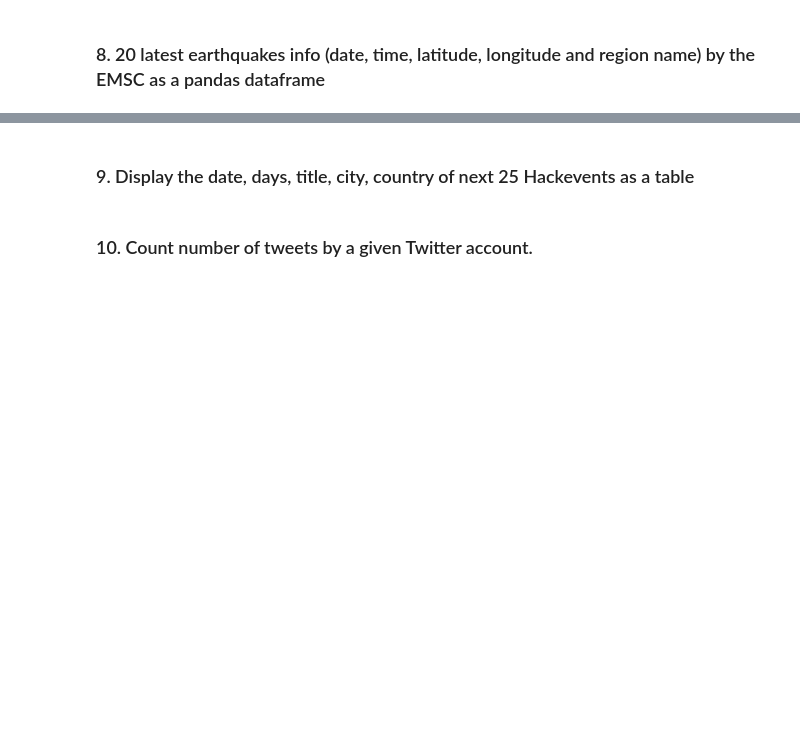
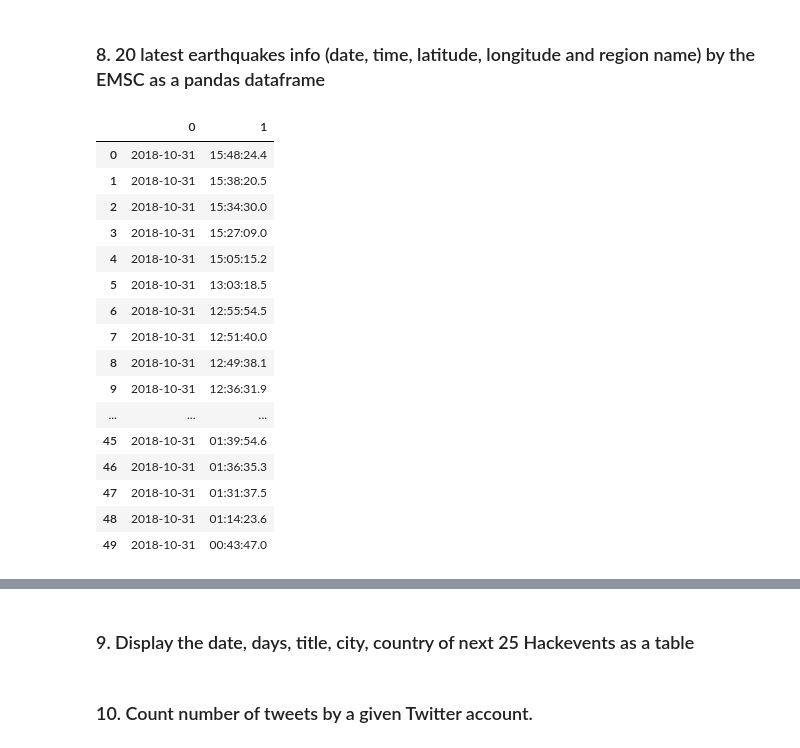
Before and after one commit to ironhack-datalabs/mad-oct-2018, a Jupyter notebook: module-1/lab-web-scraping/your-code/main.ipynb, the cells around one changed output, grey strips where cells are left out. Drawn from its saved outputs; the diff is of its cells as text; code cells hidden in the pictures; blank space fills up the shorter version.

```diff
--- a/module-1/lab-web-scraping/your-code/main.ipynb
+++ b/module-1/lab-web-scraping/your-code/main.ipynb
@@ -97,0 +172,11 @@ url = 'http://uscode.house.gov/download/download.shtml'
+# %%
+request=requests.get(url).content
+soup = BeautifulSoup(request, "lxml")
+titles=[]
+for item in soup.find_all('div',{'class':'uscitem'}):
+    for elem in item.find_all('div',{'class':'usctitlechanged'}):
+        elp=TAG_RE.sub('',str(elem)).strip()
+        titles.append(elp)
+print("Number of titles changed: ",len(titles))
+print("")
+display(titles)
@@ -104,0 +208,3 @@ url = 'https://www.fbi.gov/wanted/topten'
+# %%
+request=requests.get(url).content
+soup = BeautifulSoup(request, "lxml")
@@ -111,0 +239,24 @@ url = 'https://www.emsc-csem.org/Earthquake/'
+# %%
+datestimes=[]
+for item in soup.find_all('td',{'class':'tabev6'}):
+    for a in item.find_all('a'):
+        datestimes.append(a.string.split())
+pd.DataFrame(datestimes)
+# %% [output]
+|  | 0 | 1 |
+| 0 | 2018-10-31 | 15:48:24.4 |
+| 1 | 2018-10-31 | 15:38:20.5 |
+| 2 | 2018-10-31 | 15:34:30.0 |
+| 3 | 2018-10-31 | 15:27:09.0 |
+| 4 | 2018-10-31 | 15:05:15.2 |
+| 5 | 2018-10-31 | 13:03:18.5 |
+| 6 | 2018-10-31 | 12:55:54.5 |
+| 7 | 2018-10-31 | 12:51:40.0 |
+| 8 | 2018-10-31 | 12:49:38.1 |
+| 9 | 2018-10-31 | 12:36:31.9 |
+| ... | ... | ... |
+| 45 | 2018-10-31 | 01:39:54.6 |
+| 46 | 2018-10-31 | 01:36:35.3 |
+| 47 | 2018-10-31 | 01:31:37.5 |
+| 48 | 2018-10-31 | 01:14:23.6 |
+| 49 | 2018-10-31 | 00:43:47.0 |
```
Also changed, not shown: parts of 20 cells of this notebook.
